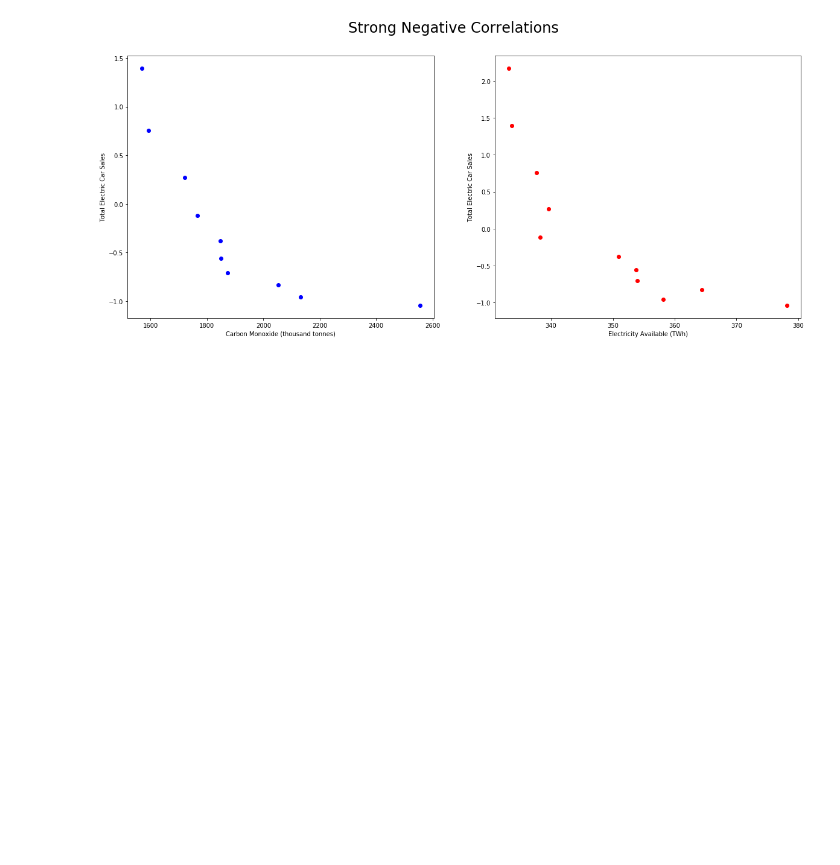
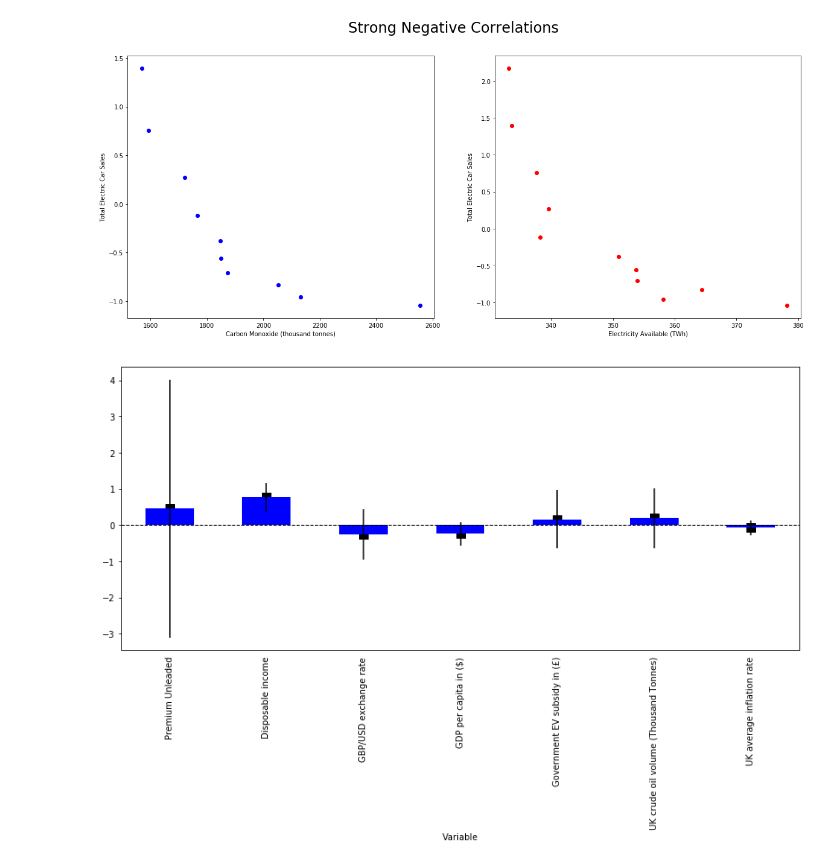
Before and after one commit to kirankalsi/Coding-Project, a Jupyter notebook: Project Combined.ipynb, the cells around one changed output. Cells and saved outputs as stored; diff of their text form; code cells hidden in the pictures; blank space fills up the shorter version.

```diff
--- a/Project Combined.ipynb
+++ b/Project Combined.ipynb
@@ -799,3 +802,25 @@ scatter_plot('Charging Connectors', 'Bus Fare Cost', 'Strong Positive Correlatio
 scatter_plot('Carbon Monoxide (thousand tonnes)', 'Electricity Available (TWh)', 'Strong Negative Correlations')
 # %% [output]
 [figure]
+# %%
+def dot_whisk_plot(model, series):
+    series = model.params - model.conf_int()[0]
+    coef_df = pd.DataFrame({'Coefficient': model.params.values[1:],
+                        'Error Term': series.values[1:],
+                        'Variable': series.index.values[1:]
+                       })
+    coef_df
+
+    fig, ax = plt.subplots(figsize=(14, 6))
+    coef_df.plot(x='Variable', y='Coefficient', kind='bar',
+                 ax=ax, color='blue',
+                 yerr='Error Term', legend=False)
+    ax.scatter(x=pd.np.arange(coef_df.shape[0]),
+               marker='s', s=120,
+               y=coef_df['Coefficient'], color='black')
+    ax.axhline(y=0, linestyle='--', color='black', linewidth=1)
+    ax.xaxis.set_ticks_position('none')
+# %%
+dot_whisk_plot(reg_model1_fit, err_series1)
+# %% [output]
+[figure, added]
```
Also changed, not shown: parts of 4 cells of this notebook.
